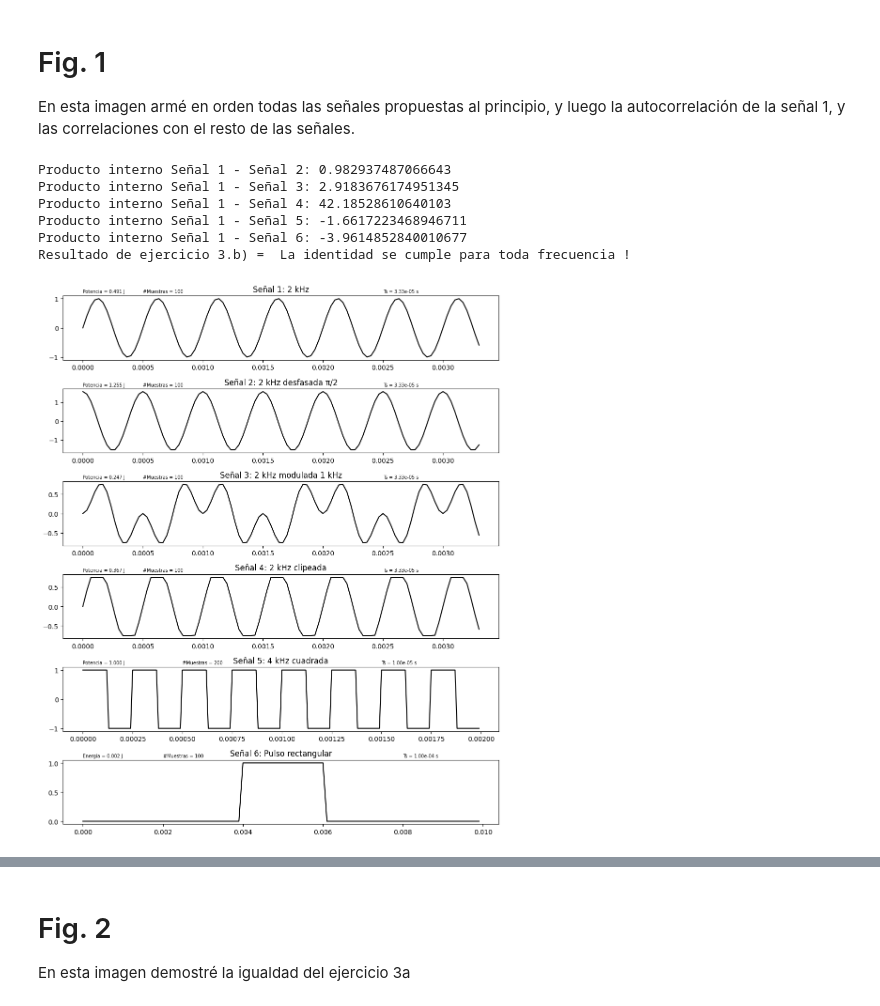
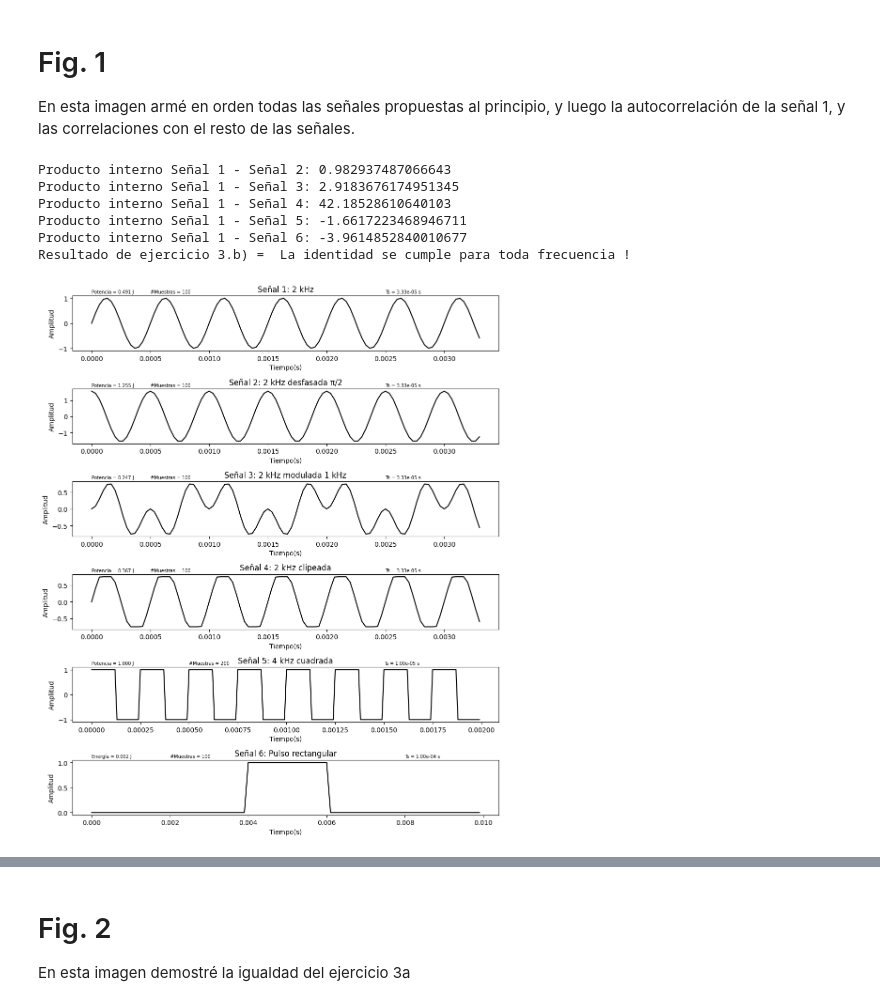
Before and after one commit to mateomurgia/APS-MATEO-MURGIA, a Jupyter notebook: TS1-MURGIA.ipynb, the cells around one changed output, grey strips where cells are left out. Cells and saved outputs as stored; diff of their text form; code cells hidden in the pictures.

```diff
--- a/TS1-MURGIA.ipynb
+++ b/TS1-MURGIA.ipynb
@@ -211,6 +211,8 @@ plt.figure(figsize=(10,12))
 
 plt.subplot(6,1,1)
 plt.plot(tt_1, ss_1, color='black')
+plt.xlabel ("Tiempo(s)")
+plt.ylabel ("Amplitud")
 plt.text(0, 1.2, f"Potencia = {potencia1:.3f} J", fontsize=7)
 plt.text(0.0005, 1.2, f"#Muestras = {cant_muestras1}", fontsize=7)
 plt.text(0.0025, 1.2, f"Ts = {Ts1:.2e} s", fontsize=7)
@@ -218,6 +220,8 @@ plt.title("Señal 1: 2 kHz")
 
 plt.subplot(6,1,2)
 plt.plot(tt_2, ss_2, color='black')
+plt.xlabel ("Tiempo(s)")
+plt.ylabel ("Amplitud")
 plt.text(0, 1.85, f"Potencia = {potencia2:.3f} J", fontsize=7)
 plt.text(0.0005, 1.85, f"#Muestras = {len(ss_2)}", fontsize=7)
 plt.text(0.0025, 1.85, f"Ts = {Ts2:.2e} s", fontsize=7)
@@ -225,6 +229,8 @@ plt.title("Señal 2: 2 kHz desfasada π/2")
 
 plt.subplot(6,1,3)
 plt.plot(tt_3, final, color='black')
+plt.xlabel ("Tiempo(s)")
+plt.ylabel ("Amplitud")
 plt.text(0, 0.9, f"Potencia = {potencia3:.3f} J", fontsize=7)
 plt.text(0.0005, 0.9, f"#Muestras = {len(final)}", fontsize=7)
 plt.text(0.0025, 0.9, f"Ts = {Ts3:.2e} s", fontsize=7)
@@ -232,6 +238,8 @@ plt.title("Señal 3: 2 kHz modulada 1 kHz")
 
 plt.subplot(6,1,4)
 plt.plot(tt_4, ss_clip, color='black')
+plt.xlabel ("Tiempo(s)")
+plt.ylabel ("Amplitud")
 plt.text(0, 0.9, f"Potencia = {potencia4:.3f} J", fontsize=7)
 plt.text(0.0005, 0.9, f"#Muestras = {len(ss_clip)}", fontsize=7)
 plt.text(0.0025, 0.9, f"Ts = {Ts4:.2e} s", fontsize=7)
@@ -239,6 +247,8 @@ plt.title("Señal 4: 2 kHz clipeada")
 
 plt.subplot(6,1,5)
 plt.plot(tt_5, onda_cuadrada, color='black')
+plt.xlabel ("Tiempo(s)")
+plt.ylabel ("Amplitud")
 plt.text(0, 1.2, f"Potencia = {potencia5:.3f} J", fontsize=7)
 plt.text(0.0005, 1.2, f"#Muestras = {len(onda_cuadrada)}", fontsize=7)
 plt.text(0.00150, 1.2, f"Ts = {Ts5:.2e} s", fontsize=7)
@@ -246,6 +256,8 @@ plt.title("Señal 5: 4 kHz cuadrada")
 
 plt.subplot(6,1,6)
 plt.plot(tt_6, pulso, color='black')
+plt.xlabel ("Tiempo(s)")
+plt.ylabel ("Amplitud")
 plt.text(0, 1.1, f"Energía = {energia6:.3f} J", fontsize=7)
 plt.text(0.002, 1.1, f"#Muestras = {len(tt_6)}", fontsize=7)
 plt.text(0.008, 1.1, f"Ts = {Ts6:.2e} s", fontsize=7)
@@ -260,26 +272,38 @@ plt.figure(figsize=(10,12))
 
 plt.subplot(6,1,1)
 plt.plot(sp.correlate(ss_1, ss_1, mode='full'), color='black')
+plt.xlabel ("Tiempo(s)")
+plt.ylabel ("Amplitud")
 plt.title("Autocorrelación Señal 1")
 
 plt.subplot(6,1,2)
 plt.plot(sp.correlate(ss_1, ss_2, mode='full'), color='black')
+plt.xlabel ("Tiempo(s)")
+plt.ylabel ("Amplitud")
 plt.title("Correlación Señal 1 - Señal 2")
 
 plt.subplot(6,1,3)
 plt.plot(sp.correlate(ss_1, final, mode='full'), color='black')
+plt.xlabel ("Tiempo(s)")
+plt.ylabel ("Amplitud")
 plt.title("Correlación Señal 1 - Señal 3")
 
 plt.subplot(6,1,4)
 plt.plot(sp.correlate(ss_1, ss_clip, mode='full'), color='black')
+plt.xlabel ("Tiempo(s)")
+plt.ylabel ("Amplitud")
 plt.title("Correlación Señal 1 - Señal 4")
 
 plt.subplot(6,1,5)
 plt.plot(sp.correlate(ss_1, onda_cuadrada[:len(ss_1)], mode='full'), color='black')
+plt.xlabel ("Tiempo(s)")
+plt.ylabel ("Amplitud")
 plt.title("Correlación Señal 1 - Señal 5")
 
 plt.subplot(6,1,6)
 plt.plot(sp.correlate(ss_1, pulso[:len(ss_1)], mode='full'), color='black')
+plt.xlabel ("Tiempo(s)")
+plt.ylabel ("Amplitud")
 plt.title("Correlación Señal 1 - Señal 6")
 
 
@@ -289,31 +313,31 @@ plt.title("Correlación Señal 1 - Señal 6")
 
 frec_muestreo1 = 30000
 cant_muestras1 = 100
 frec1 = 2000  # Hz
 
 # alfa = 2000 Hz, beta = 1000 Hz
 tt_1, sen_alfa = func_senoidal(1, frec1, 0, cant_muestras1, frec_muestreo1, 0)
 tt_2, sen_beta = func_senoidal(1, frec1/2, 0, cant_muestras1, frec_muestreo1, 0)
 
 # Para definir el coseno simplemente desfase el seno pi/2
 tt_3, cos_alfa_menos_beta = func_senoidal(1, frec1 - frec1/2, np.pi/2, cant_muestras1, frec_muestreo1, 0)
 tt_4, cos_alfa_mas_beta   = func_senoidal(1, frec1 + frec1/2, np.pi/2, cant_muestras1, frec_muestreo1, 0)
 
 
 identidad = 2*sen_alfa*sen_beta - cos_alfa_menos_beta + cos_alfa_mas_beta
 
 if max(abs(identidad)) < 1e-10:
     print("Resultado de ejercicio 3.b) =  La identidad se cumple para toda frecuencia !")
 else:
     print("❌ La identidad NO se cumple")
 
 
 plt.tight_layout()
 # %% [output]
 Producto interno Señal 1 - Señal 2: 0.982937487066643
 Producto interno Señal 1 - Señal 3: 2.9183676174951345
 Producto interno Señal 1 - Señal 4: 42.18528610640103
 Producto interno Señal 1 - Señal 5: -1.6617223468946711
 Producto interno Señal 1 - Señal 6: -3.9614852840010677
 Resultado de ejercicio 3.b) =  La identidad se cumple para toda frecuencia !
-[figure, old version]
+[figure, new version]
```
Also changed, not shown: parts of 1 cell of this notebook.
